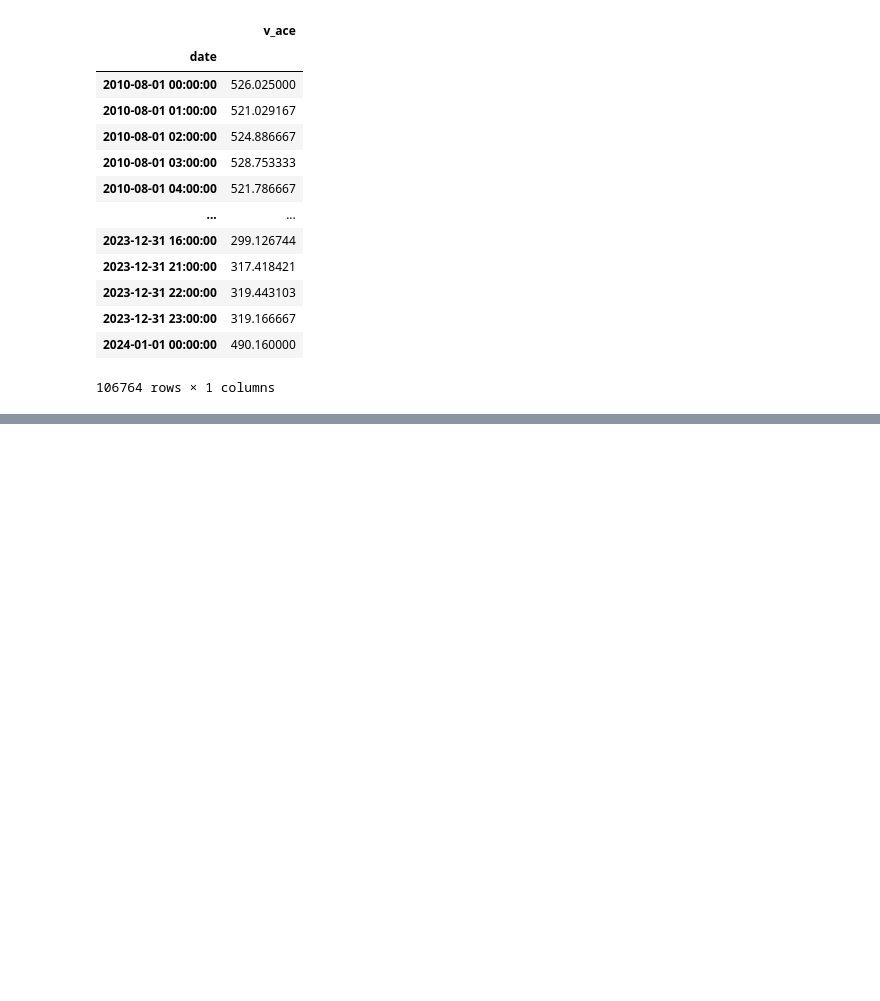
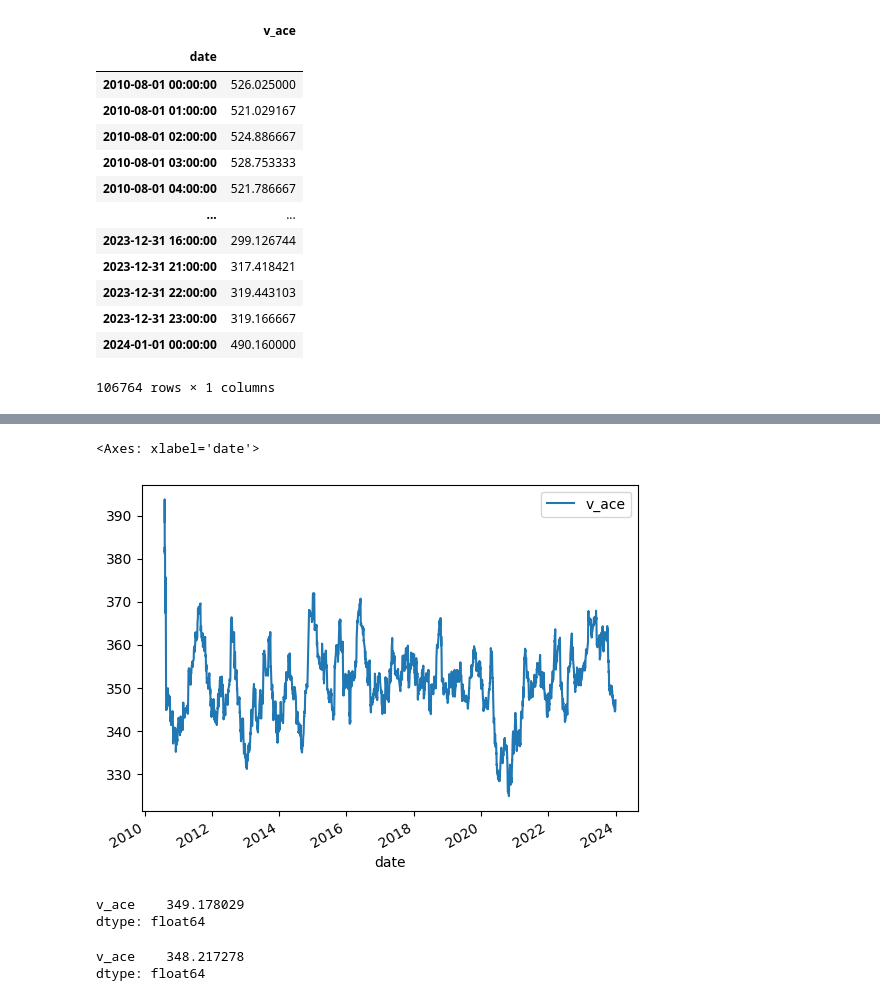
Before and after one commit to oscu0/helio-n, a Jupyter notebook: Analysis/Slow SW Fit.ipynb, the cells around one changed output, grey strips where cells are left out. Cells and saved outputs as stored; diff of their text form; code cells hidden in the pictures; blank space fills up the shorter version.

```diff
--- a/Analysis/Slow SW Fit.ipynb
+++ b/Analysis/Slow SW Fit.ipynb
@@ -77,0 +80,10 @@ array([5.15349738e-05, 3.18513089e+02])
+# %%
+df_ace_earth_slow.rolling(str(27 * 3) + "d").mean().plot()
+# %% [output]
+<Axes: xlabel='date'>
+[figure, added]
+# %%
+df_ace_earth_slow["2010":"2026"].mean()
+# %% [output]
+v_ace    349.178029
+dtype: float64
@@ -77,0 +92,5 @@ array([5.15349738e-05, 3.18513089e+02])
+# %%
+drop_icme_periods(df_ace_earth_slow["2010":"2026"]).mean()
+# %% [output]
+v_ace    348.217278
+dtype: float64
```
Also changed, not shown: parts of 7 cells of this notebook.
